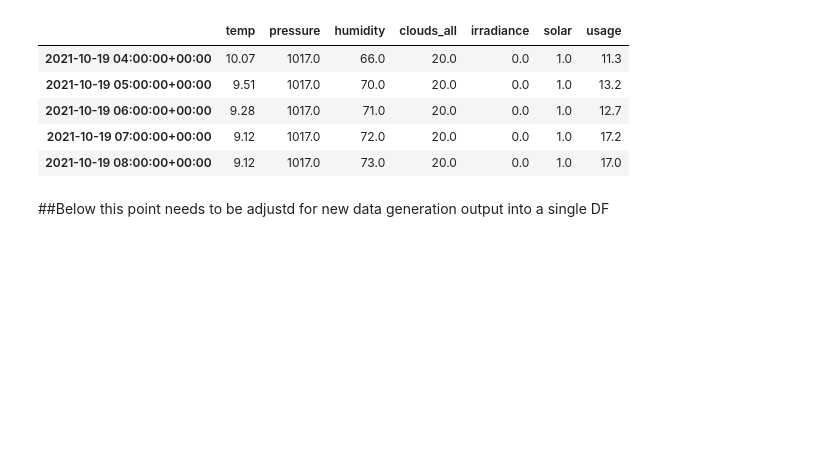
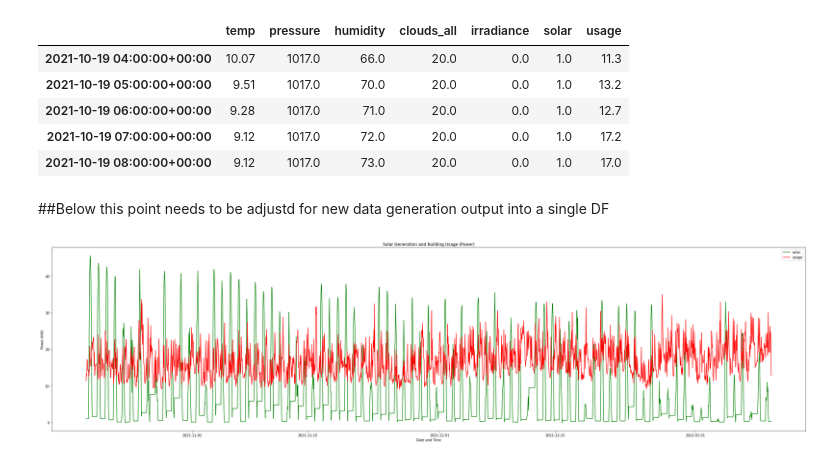
Before and after one commit to samsipe/amplify-microgrid-ai, a Jupyter notebook: notebooks/power_ss.ipynb, the cells around one changed output. Saved outputs shown, nothing was run; the diff lists cells and outputs as text; code cells hidden in the pictures; blank space fills up the shorter version.

Commit message:
update power_ss to use xy_data df

```diff
--- a/notebooks/power_ss.ipynb
+++ b/notebooks/power_ss.ipynb
@@ -41,15 +31,17 @@ Info: Successfully loaded weather data!
 # %%
 # Plot Power - Solar Gen vs Building Usage
 fig, ax = plt.subplots(figsize=(40, 10))
 plt.title("Solar Generation and Building Usage (Power)")
 
-ax.plot(building_data.solar["True Power (kW)"], color="g")
-ax.plot(building_data.usage["True Power (kW)"], color="r")
+ax.plot(xy_data.solar, color="g")
+ax.plot(xy_data.usage, color="r")
 
 ax.set_xlabel("Date and Time")
 ax.set_ylabel("Power (kW)")
-plt.legend(building_data.columns)
+plt.legend(xy_data.columns[5:7])
 plt.show()
+# %% [output]
+[figure, added]
 # %%
 # Build class for EWM Linear Regression to compare scaled/non-scaled features
 class Weather_EWM:
```
Also changed, not shown: parts of 5 cells of this notebook.
